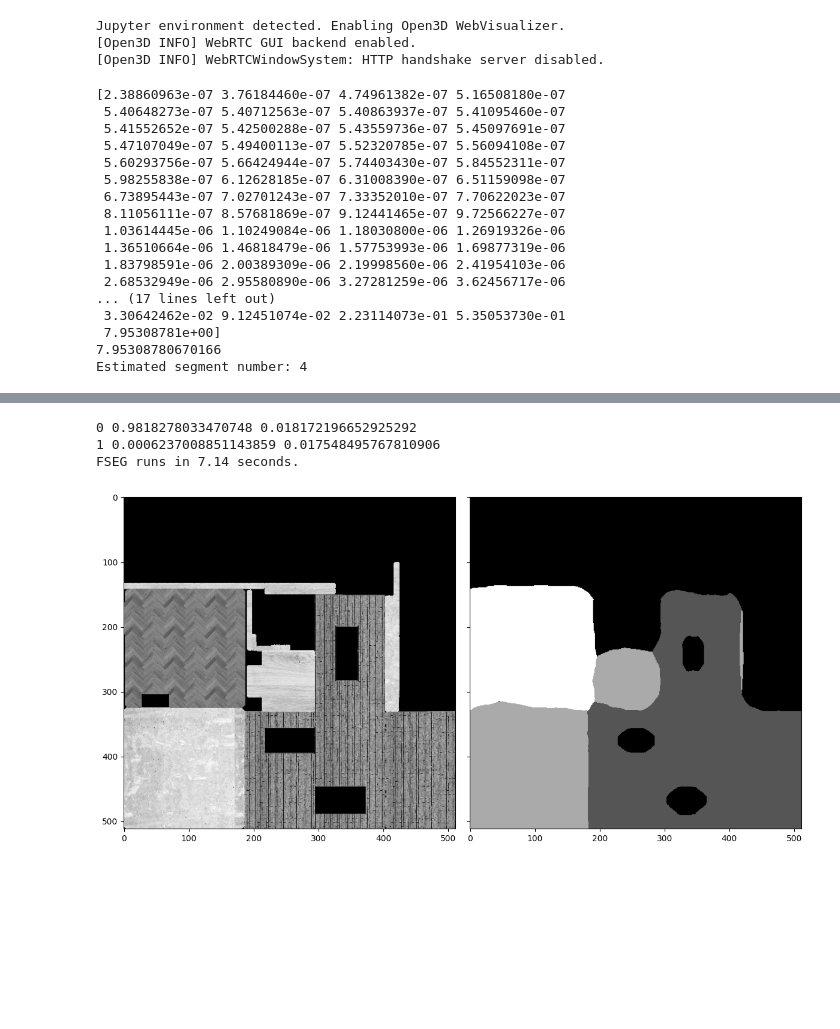
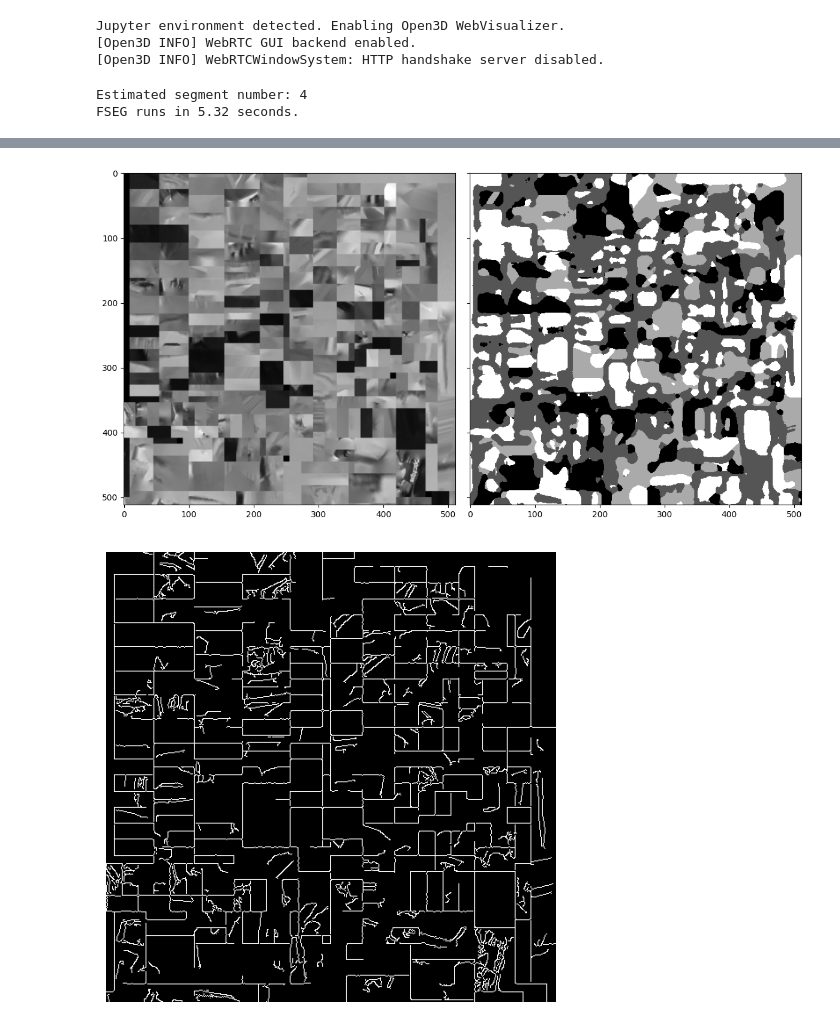
Before and after one commit to JelleKUL/segmentationtools, a Jupyter notebook: docs/source/examples/texturedetection.ipynb, the cells around one changed output, grey strips where cells are left out. Saved outputs shown, nothing was run; the diff lists cells and outputs as text; code cells hidden in the pictures; blank space fills up the shorter version.

```diff
--- a/docs/source/examples/texturedetection.ipynb
+++ b/docs/source/examples/texturedetection.ipynb
@@ -15,8 +15,10 @@ Jupyter environment detected. Enabling Open3D WebVisualizer.
 time0 = time.time()
 # an example of using Fseg
 # read image
-img = cv2.imread('../img/DemoHouse4k.png', 0)
+img = cv2.imread('../../../localfiles/Matterport/livingroom\detailZoom.jpg', 0)
 img = cv2.resize(img, (512, 512))
+windowSize = 10
+omegaVal = 0.4
 
 # define filter bank and apply to image. for color images, convert rgb to grey scale and then apply filter bank
 filter_list = [('log', .5, [3, 3]), ('log', 1, [5, 5]),
@@ -30,7 +32,7 @@ filter_out = fseg.image_filtering(img, filter_list=filter_list)
 Ig = np.concatenate((np.float32(img.reshape((img.shape[0], img.shape[1], 1))), filter_out), axis=2)
 
 # run segmentation. try different window size, with and without nonneg constraints
-seg_out = fseg.Fseg(Ig, ws=50, segn=0, omega=.05, nonneg_constraint=True)
+seg_out = fseg.Fseg(Ig, ws=windowSize, segn=0, omega=omegaVal, nonneg_constraint=False)
 
 print ('FSEG runs in %0.2f seconds. ' % (time.time() - time0))
 
@@ -41,20 +43,5 @@ ax[1].imshow(seg_out, cmap='gray')
 plt.tight_layout()
 plt.show()
 # %% [output]
-[2.38860963e-07 3.76184460e-07 4.74961382e-07 5.16508180e-07
- 5.40648273e-07 5.40712563e-07 5.40863937e-07 5.41095460e-07
- 5.41552652e-07 5.42500288e-07 5.43559736e-07 5.45097691e-07
- 5.47107049e-07 5.49400113e-07 5.52320785e-07 5.56094108e-07
- 5.60293756e-07 5.66424944e-07 5.74403430e-07 5.84552311e-07
- 5.98255838e-07 6.12628185e-07 6.31008390e-07 6.51159098e-07
- 6.73895443e-07 7.02701243e-07 7.33352010e-07 7.70622023e-07
- 8.11056111e-07 8.57681869e-07 9.12441465e-07 9.72566227e-07
- 1.03614445e-06 1.10249084e-06 1.18030800e-06 1.26919326e-06
- 1.36510664e-06 1.46818479e-06 1.57753993e-06 1.69877319e-06
- 1.83798591e-06 2.00389309e-06 2.19998560e-06 2.41954103e-06
- 2.68532949e-06 2.95580890e-06 3.27281259e-06 3.62456717e-06
-... (17 lines left out)
- 3.30642462e-02 9.12451074e-02 2.23114073e-01 5.35053730e-01
- 7.95308781e+00]
-7.95308780670166
 Estimated segment number: 4
+FSEG runs in 5.32 seconds.
@@ -65,4 +48,10 @@ To use the future default and silence this warning we advise to pass `rcond=None
-0 0.9818278033470748 0.018172196652925292
-1 0.0006237008851143859 0.017548495767810906
-FSEG runs in 7.14 seconds.
-[figure, old version]
+[figure, new version]
+# %%
+from context import segmentationtools as st
+# perform Canny edge detection to find sharp gradients
+dst = cv2.Canny(img, 50, 150, None, 3)
+dstp = cv2.cvtColor(dst, cv2.COLOR_GRAY2BGR)
+
+st.show_img(dstp)
+# %% [output]
+[figure, added]
```
Also changed, not shown: parts of 2 cells of this notebook, 5 other files.
